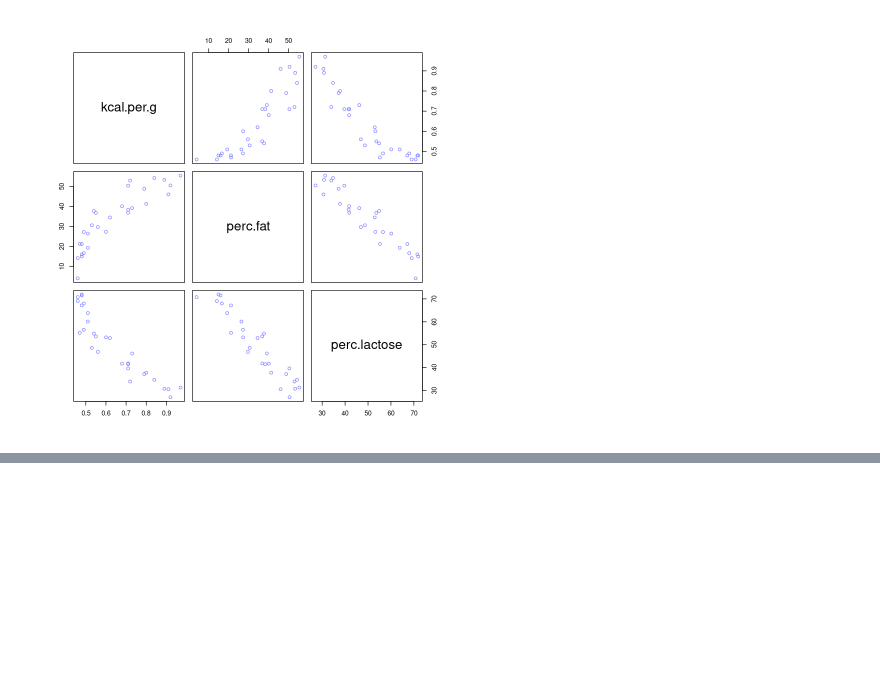
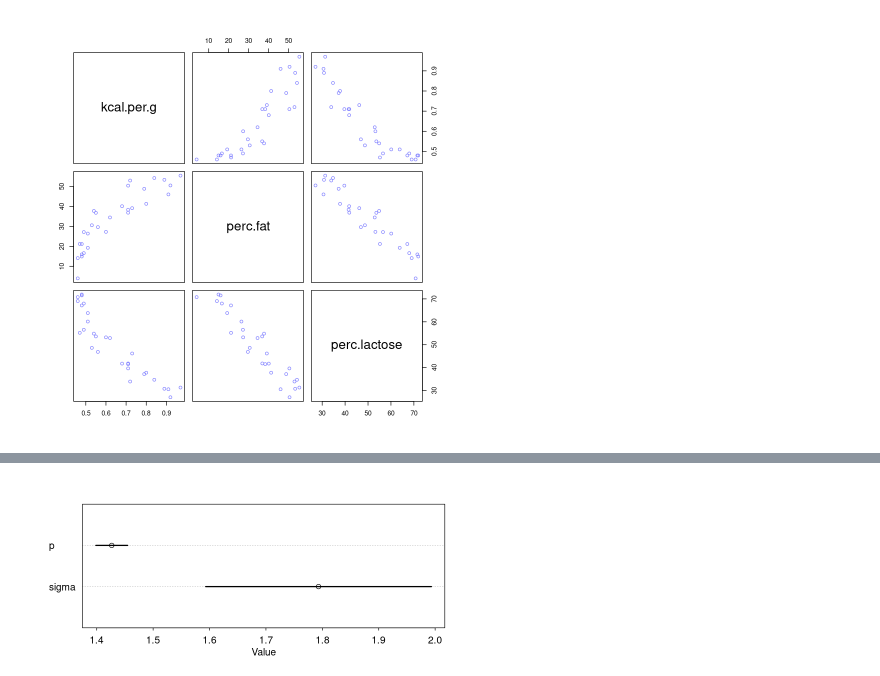
Before and after one commit to jointprob/jointprob-dm, a Jupyter notebook: r-notebooks/rethinking-book/chapter-6.ipynb, the cells around one changed output, grey strips where cells are left out. Saved outputs shown, nothing was run; the diff lists cells and outputs as text; code cells hidden in the pictures; blank space fills up the shorter version.

```diff
--- a/r-notebooks/rethinking-book/chapter-6.ipynb
+++ b/r-notebooks/rethinking-book/chapter-6.ipynb
@@ -248,0 +274,22 @@ plot( stddev ~ r.seq , type="l" , col=rangi2, lwd=2 , xlab="correlation")
+# %%
+# R code 6.13
+set.seed(71)
+# number of plants
+N <- 100
+# Initial heights normally distributed withg mean 10, sd = 2
+h0 <- rnorm(N, 10, 2)
+# Assign treatments
+treatment <- rep(0:1, each=N/2)
+# Assign the fungus to the treatments
+# probability of fungus = 0.5 - treatment * 0.4
+# For non treated prob(fungus) = 0.5
+# For treated prob(fungus) = 0.5-0.4 = 0.10
+fungus <- rbinom(N, size=1, prob=0.5-treatment*0.4)
+# docs: rnorm(n, mean = 0, sd = 1)
+# Final height = initial height + random sample from normal distribution with sd=1 and [I think] mean at:
+# non fungus plant change in height: 5-3*0 -> normally distributed mean=5, sd=1
+# fungus plant change in height: 5-3*1 -> normally distributed mean=3, sd=1
+h1 <- h0 + rnorm(N, 5-3*fungus)
+# make df
+d <- data.frame(h0=h0, h1=h1, treatment=treatment, fungus=fungus)
+precis(d)
@@ -248,0 +336,10 @@ plot( stddev ~ r.seq , type="l" , col=rangi2, lwd=2 , xlab="correlation")
+# %%
+# R Code 6.15
+m6.6 <- quap(
+    alist(
+        h1 ~ dnorm(mu, sigma),
+        mu <- h0*p,
+        p ~ dlnorm(0, 0.25),
+        sigma ~ dexp(1)
+    ), data=d)
+precis(m6.6)
@@ -248,0 +352,5 @@ plot( stddev ~ r.seq , type="l" , col=rangi2, lwd=2 , xlab="correlation")
+# %%
+options(repr.plot.width=7, repr.plot.height=3)
+plot(precis(m6.6))
+# %% [output]
+[figure, added]
```
Also changed, not shown: parts of 22 cells of this notebook.
